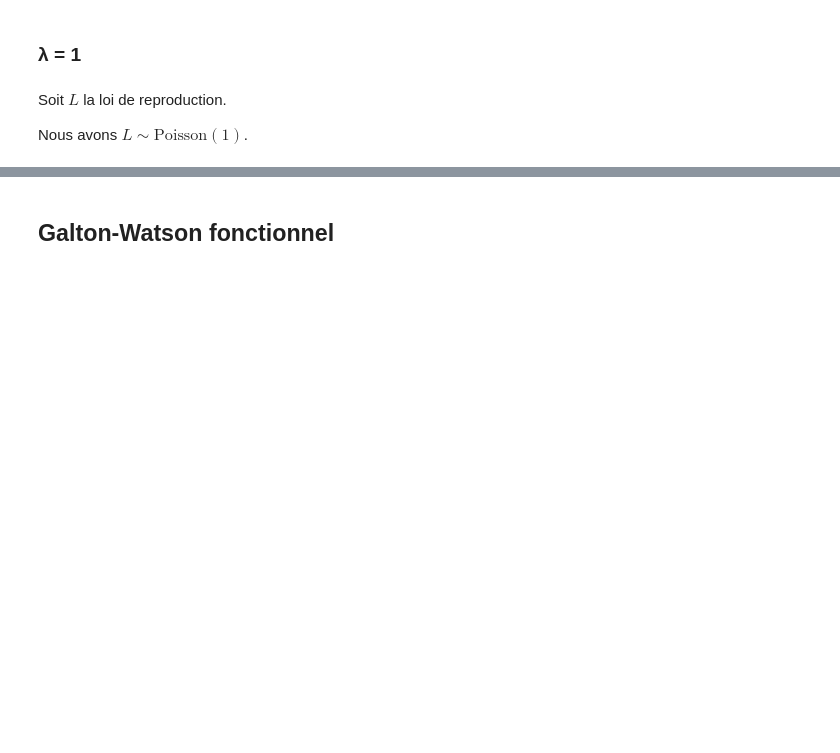
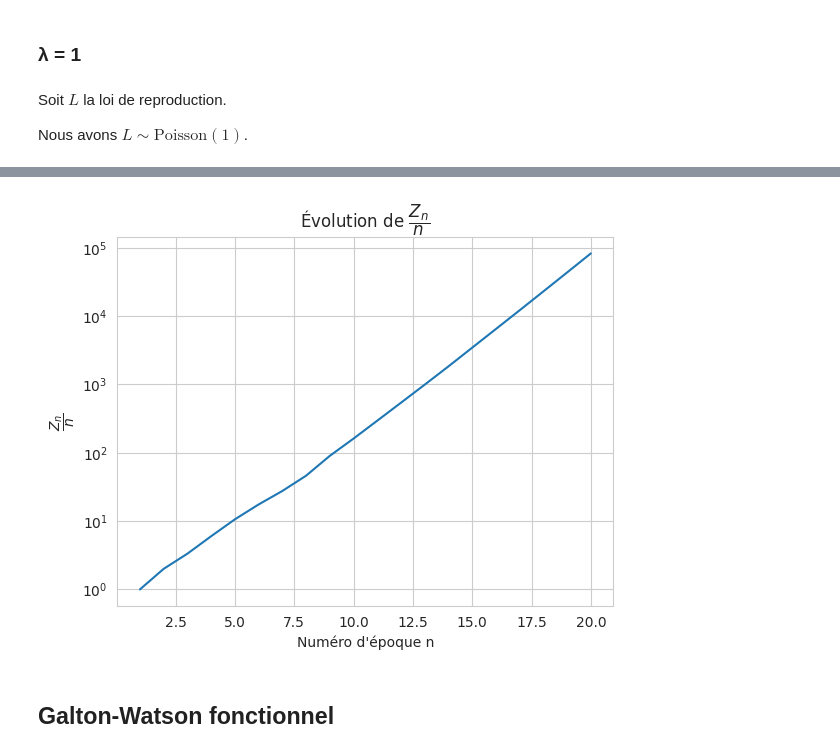
Before and after one commit to Ab2nour/epidemic-simulation, a Jupyter notebook: src/notebooks/galton-watson.ipynb, the cells around one changed output, grey strips where cells are left out. Cells and saved outputs as stored; diff of their text form; code cells hidden in the pictures; blank space fills up the shorter version.

```diff
--- a/src/notebooks/galton-watson.ipynb
+++ b/src/notebooks/galton-watson.ipynb
@@ -31,3 +33,7 @@ La population s'éteint au bout de 4 époques.
+# %%
+gp1.plot_zn_sur_n(True)
+# %% [output]
+[figure, added]
 # %% [markdown]
 ## Galton-Watson fonctionnel
 # %%
```
Also changed, not shown: parts of 4 cells of this notebook, 1 other file.
